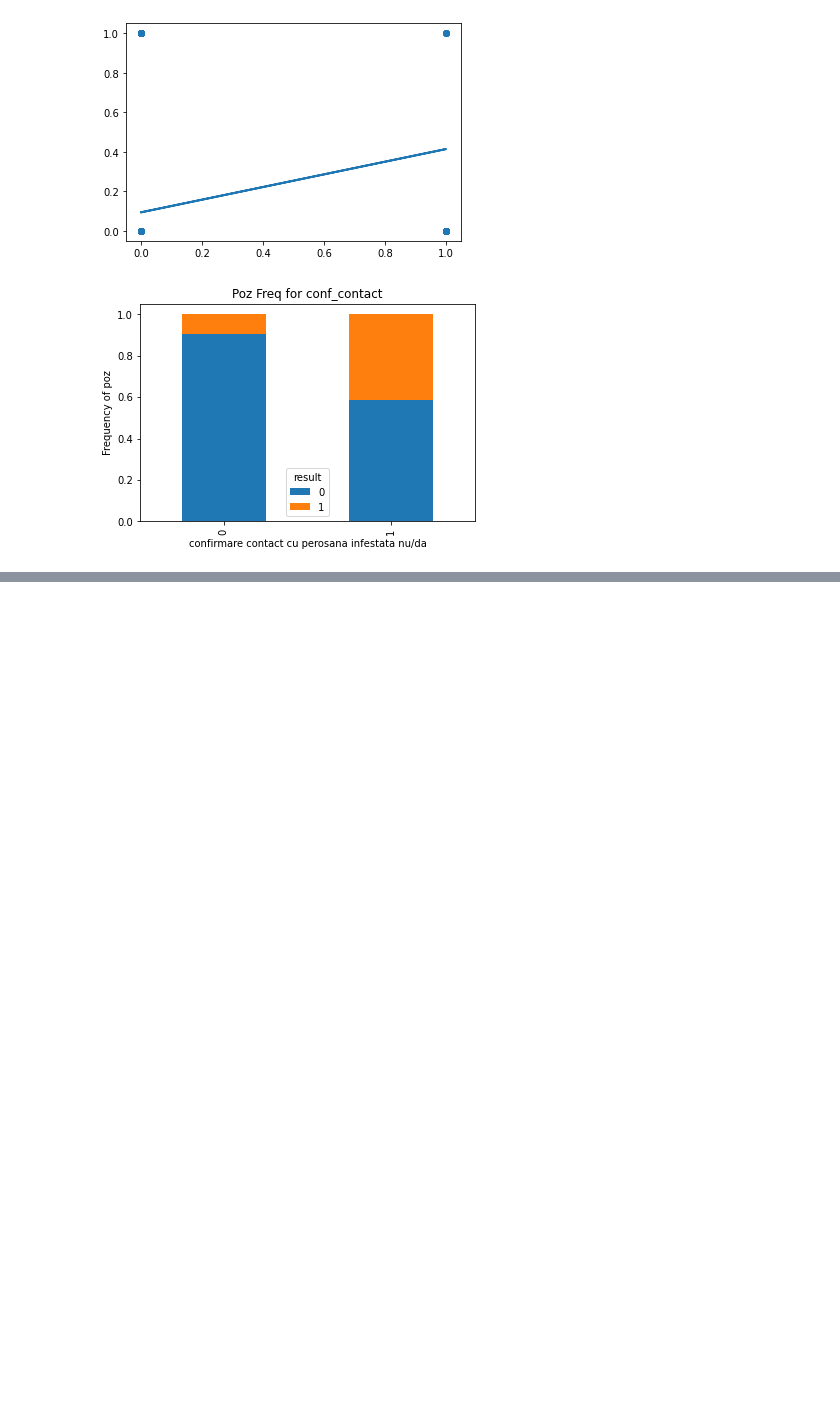
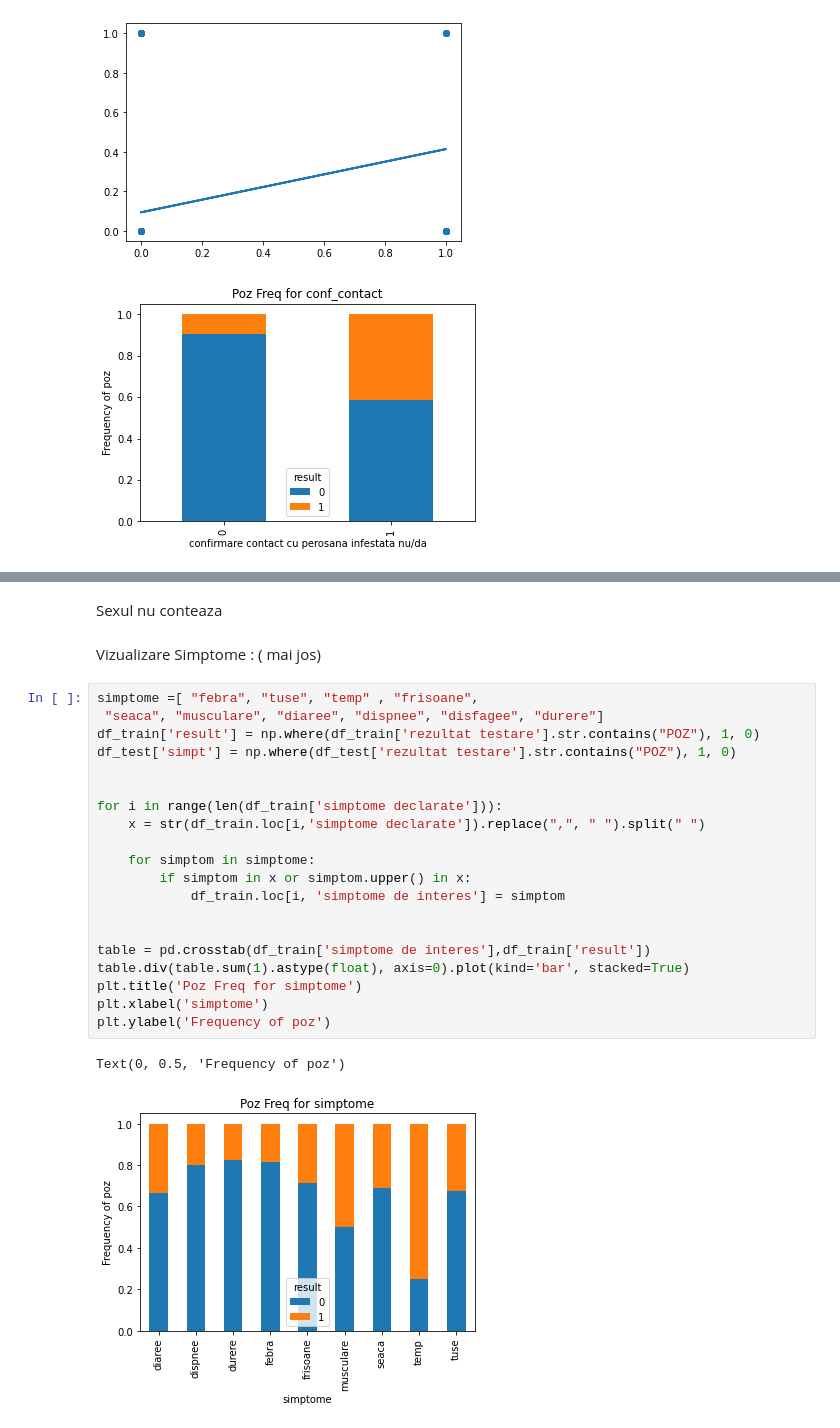
Before and after one commit to DianaComan/Error404, a Jupyter notebook: viz.ipynb, the cells around one changed output, grey strips where cells are left out. Drawn from its saved outputs; the diff is of its cells as text; blank space fills up the shorter version.

```diff
--- a/viz.ipynb
+++ b/viz.ipynb
@@ -271,0 +272,27 @@ plt.show()
+# %% [markdown]
+Sexul nu conteaza
+# %% [markdown]
+Vizualizare Simptome : ( mai jos)
+# %%
+simptome =[ "febra", "tuse", "temp" , "frisoane",
+ "seaca", "musculare", "diaree", "dispnee", "disfagee", "durere"]
+df_train['result'] = np.where(df_train['rezultat testare'].str.contains("POZ"), 1, 0)
+df_test['simpt'] = np.where(df_test['rezultat testare'].str.contains("POZ"), 1, 0)
+
+
+for i in range(len(df_train['simptome declarate'])):
+    x = str(df_train.loc[i,'simptome declarate']).replace(",", " ").split(" ")
+
+    for simptom in simptome:
+        if simptom in x or simptom.upper() in x:
+            df_train.loc[i, 'simptome de interes'] = simptom
+
+
+table = pd.crosstab(df_train['simptome de interes'],df_train['result'])
+table.div(table.sum(1).astype(float), axis=0).plot(kind='bar', stacked=True)
+plt.title('Poz Freq for simptome')
+plt.xlabel('simptome')
+plt.ylabel('Frequency of poz')
+# %% [output]
+Text(0, 0.5, 'Frequency of poz')
+[figure, added]
```
Also changed, not shown: parts of 8 cells of this notebook, 5 other files.
